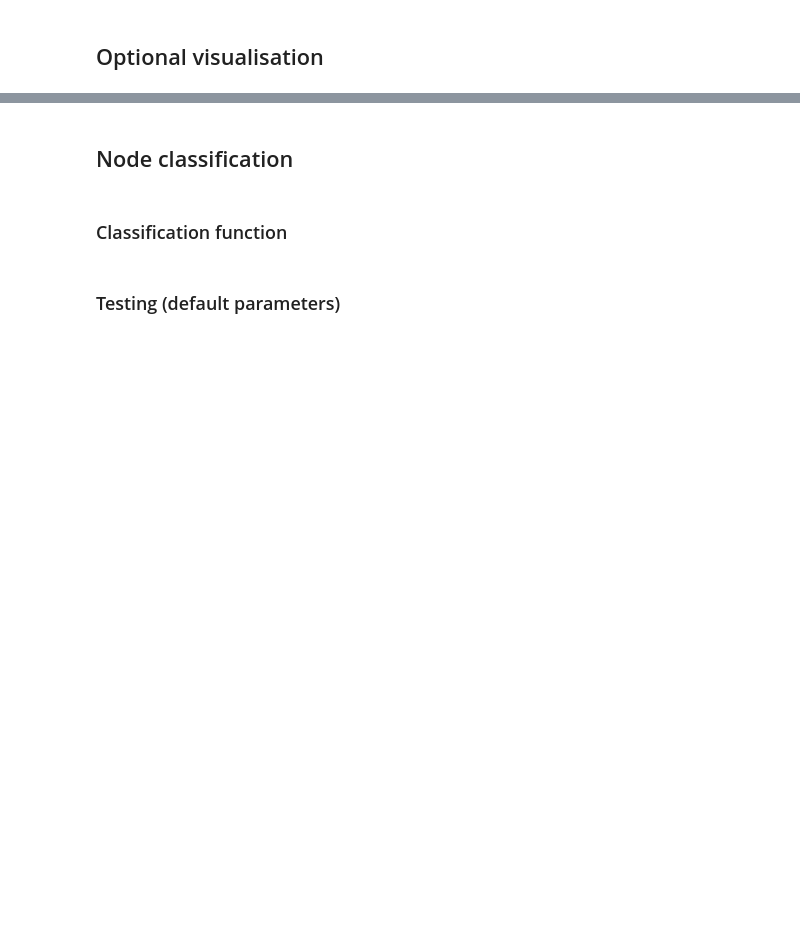
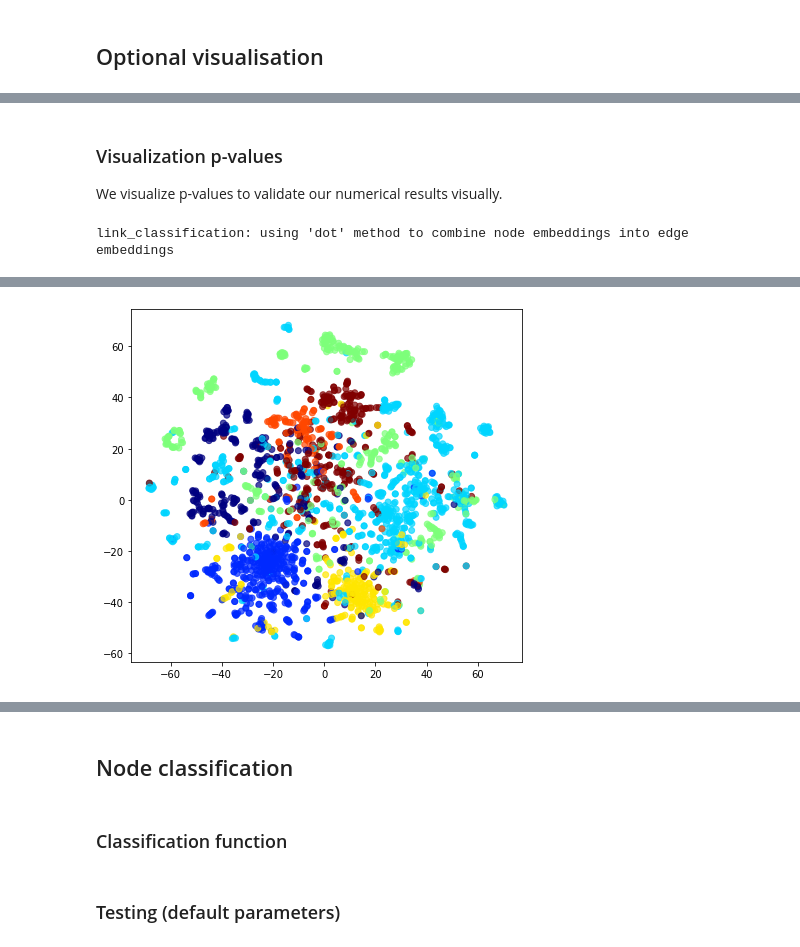
Before and after one commit to daedalus-voyage/node2vec-report, a Jupyter notebook: cora_node2vec.ipynb, the cells around one changed output, grey strips where cells are left out. Drawn from its saved outputs; the diff is of its cells as text; code cells hidden in the pictures; blank space fills up the shorter version.

```diff
--- a/cora_node2vec.ipynb
+++ b/cora_node2vec.ipynb
@@ -150,0 +176,9 @@ plt.show()
+# %% [markdown]
+### Visualization p-values
+
+We visualize p-values to validate our numerical results visually.
+# %%
+embeddings = run_node2vec(G, p=0.01, q=1.0, emb_size=128, walk_length=9, walk_number=60)
+visualize(embeddings, subjects)
+# %% [output]
+link_classification: using 'dot' method to combine node embeddings into edge embeddings
@@ -150,0 +190 @@ plt.show()
+[figure, added]
```
Also changed, not shown: parts of 9 cells of this notebook, 6 other files.
